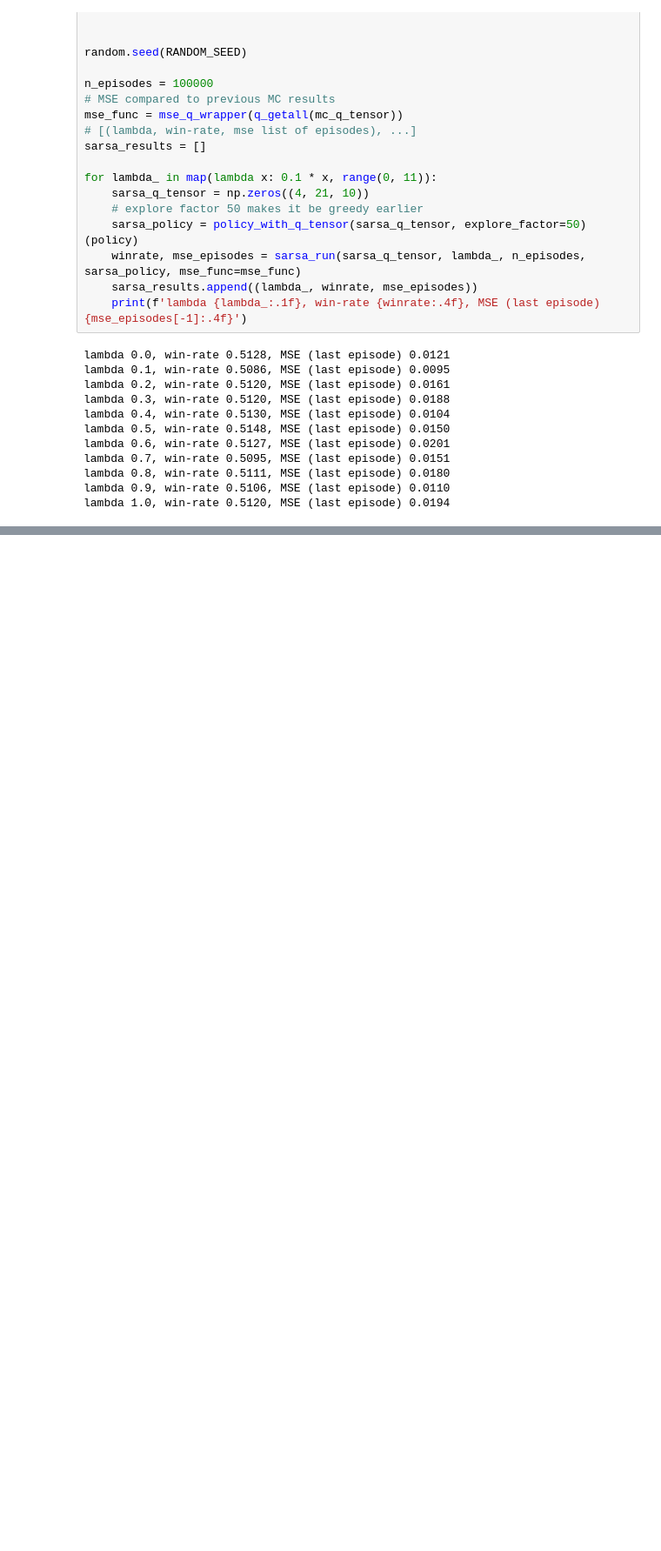
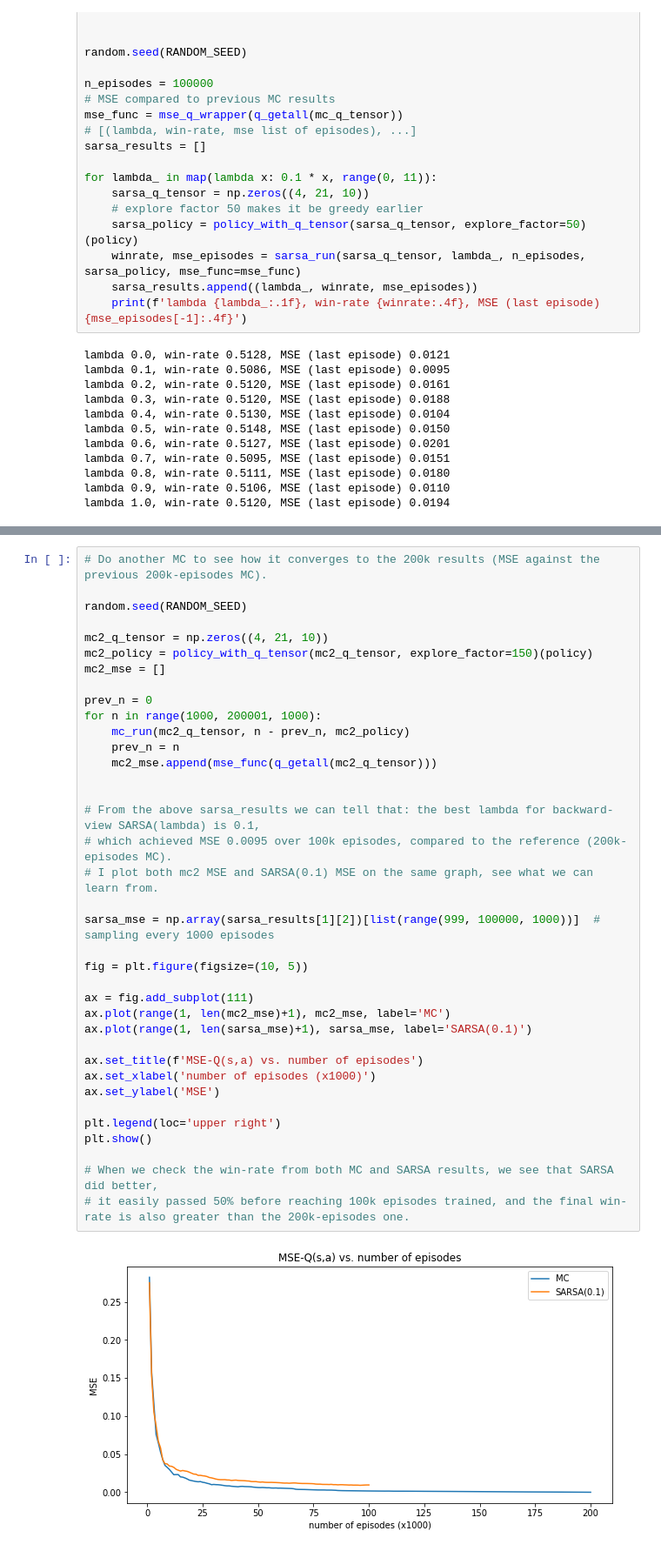
Before and after one commit to york-huang/machine-learning-study, a Jupyter notebook: easy21.ipynb, the cells around one changed output, grey strips where cells are left out. Shown: that part at 87% size. Saved outputs shown, nothing was run; the diff lists cells and outputs as text; blank space fills up the shorter version.

```diff
--- a/easy21.ipynb
+++ b/easy21.ipynb
@@ -398,0 +399,39 @@ plt.show()
+# %%
+# Do another MC to see how it converges to the 200k results (MSE against the previous 200k-episodes MC).
+
+random.seed(RANDOM_SEED)
+
+mc2_q_tensor = np.zeros((4, 21, 10))
+mc2_policy = policy_with_q_tensor(mc2_q_tensor, explore_factor=150)(policy)
+mc2_mse = []
+
+prev_n = 0
+for n in range(1000, 200001, 1000):
+    mc_run(mc2_q_tensor, n - prev_n, mc2_policy)
+    prev_n = n
+    mc2_mse.append(mse_func(q_getall(mc2_q_tensor)))
+
+
+# From the above sarsa_results we can tell that: the best lambda for backward-view SARSA(lambda) is 0.1,
+# which achieved MSE 0.0095 over 100k episodes, compared to the reference (200k-episodes MC).
+# I plot both mc2 MSE and SARSA(0.1) MSE on the same graph, see what we can learn from.
+
+sarsa_mse = np.array(sarsa_results[1][2])[list(range(999, 100000, 1000))]  # sampling every 1000 episodes
+
+fig = plt.figure(figsize=(10, 5))
+
+ax = fig.add_subplot(111)
+ax.plot(range(1, len(mc2_mse)+1), mc2_mse, label='MC')
+ax.plot(range(1, len(sarsa_mse)+1), sarsa_mse, label='SARSA(0.1)')
+
+ax.set_title(f'MSE-Q(s,a) vs. number of episodes')
+ax.set_xlabel('number of episodes (x1000)')
+ax.set_ylabel('MSE')
+
+plt.legend(loc='upper right')
+plt.show()
+
+# When we check the win-rate from both MC and SARSA results, we see that SARSA did better,
+# it easily passed 50% before reaching 100k episodes trained, and the final win-rate is also greater than the 200k-episodes one.
+# %% [output]
+[figure, added]
```
Also changed, not shown: parts of 6 cells of this notebook, 1 other file.
